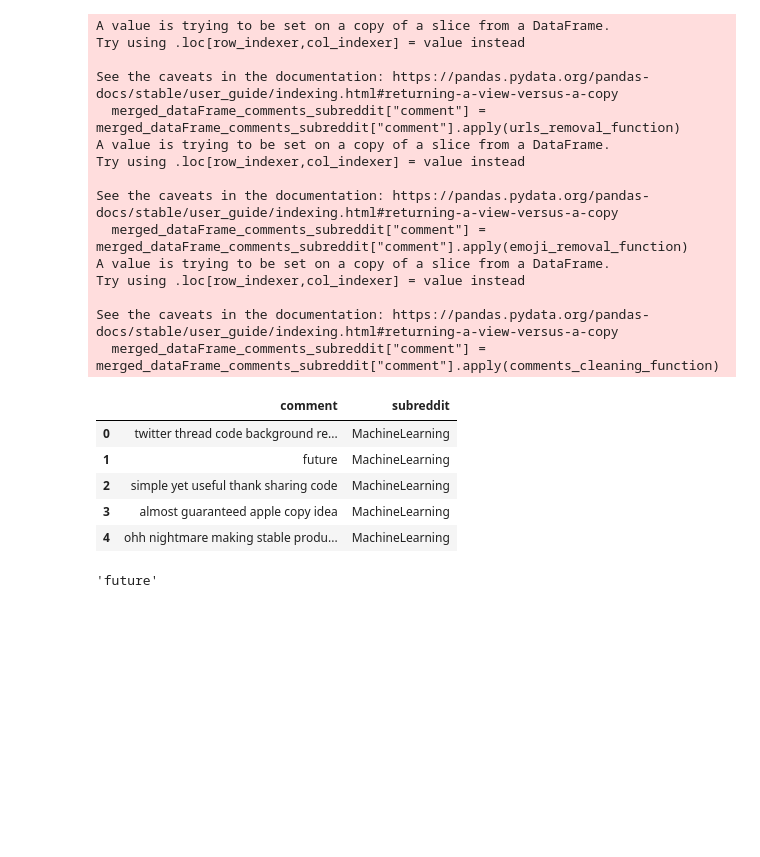
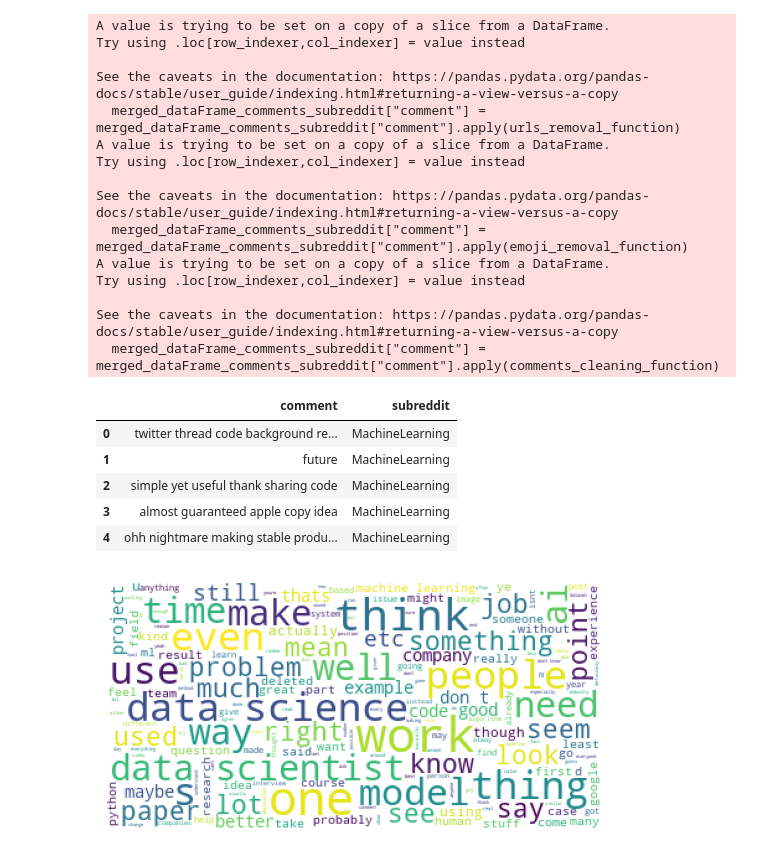
Before and after one commit to RAJ-DSML/reddit-comments-analysis, a Jupyter notebook: reddit_comments_analysis.ipynb, the cells around one changed output. Cells and saved outputs as stored; diff of their text form; code cells hidden in the pictures; blank space fills up the shorter version.

Commit message:
word cloud created

```diff
--- a/reddit_comments_analysis.ipynb
+++ b/reddit_comments_analysis.ipynb
@@ -313,7 +313,6 @@ merged_dataFrame_comments_subreddit.head()
 | 2 | simple yet useful thank sharing code | MachineLearning |
 | 3 | almost guaranteed apple copy idea | MachineLearning |
 | 4 | ohh nightmare making stable produ... | MachineLearning |
-# %%
-merged_dataFrame_comments_subreddit.comment[1]
-# %% [output]
-'future'
+# %%
+#Creating the text variable for wordcloud
+text = " ".join(cat for cat in merged_dataFrame_comments_subreddit.comment)
@@ -319,0 +323,8 @@ merged_dataFrame_comments_subreddit.comment[1]
+# %%
+wordcloud = WordCloud(background_color="white",max_font_size=40, relative_scaling=.5).generate(text)
+plt.figure()
+plt.imshow(wordcloud)
+plt.axis("off")
+plt.show()
+# %% [output]
+[figure, added]
```
Also changed, not shown: parts of 2 cells of this notebook.
